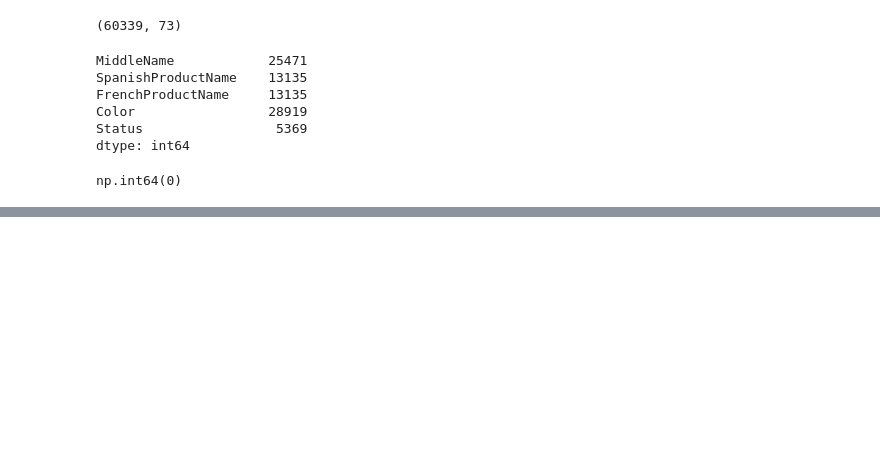
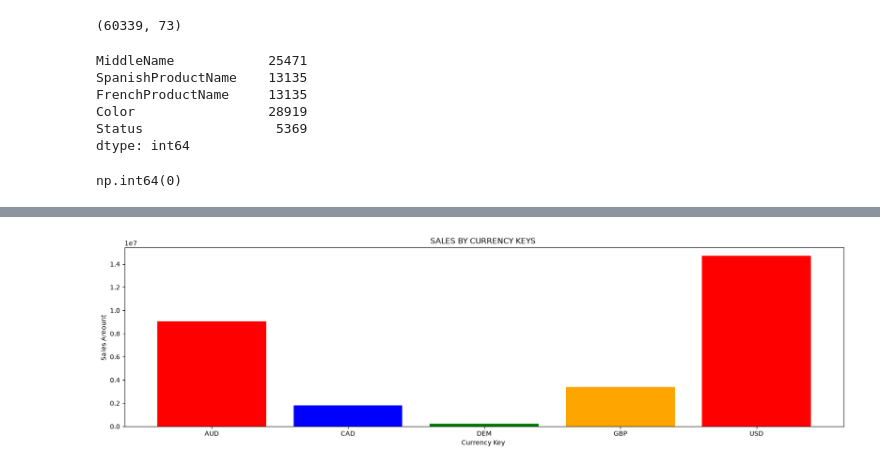
Before and after one commit to bahaeddine-beep/Final_Project_Summer_camp, a Jupyter notebook: final_priject.ipynb, the cells around one changed output, grey strips where cells are left out. Drawn from its saved outputs; the diff is of its cells as text; code cells hidden in the pictures; blank space fills up the shorter version.

```diff
--- a/final_priject.ipynb
+++ b/final_priject.ipynb
@@ -166,3 +181,5 @@ np.int64(0)
 text_columns=Data_frame_finale.select_dtypes(include=['string','object']).columns
 for i in text_columns:
     Data_frame_finale[i]=Data_frame_finale[i].astype(str).str.strip().str.title()
+# %%
+Data_frame_finale["currencyKEY"] = Data_frame_finale["currencyKEY"].str.upper()
@@ -168,0 +214,3 @@ for i in text_columns:
+# %%
+currency_key=Data_frame_finale.groupby("currencyKEY")["SalesAmount"].agg(["sum","count"]).round(2).reset_index()
+currency_key
@@ -168,0 +278,9 @@ for i in text_columns:
+# %%
+fig, ax= plt.subplots(figsize=(20,5))
+ax.bar(currency_key["currencyKEY"],currency_key["sum"],color=["red","blue","green","orange"])
+ax.set_title("SALES BY CURRENCY KEYS ")
+ax.set_xlabel("Currency Key ")
+ax.set_ylabel("Sales Amount ")
+plt.show()
+# %% [output]
+[figure, added]
```
Also changed, not shown: parts of 28 cells of this notebook.
